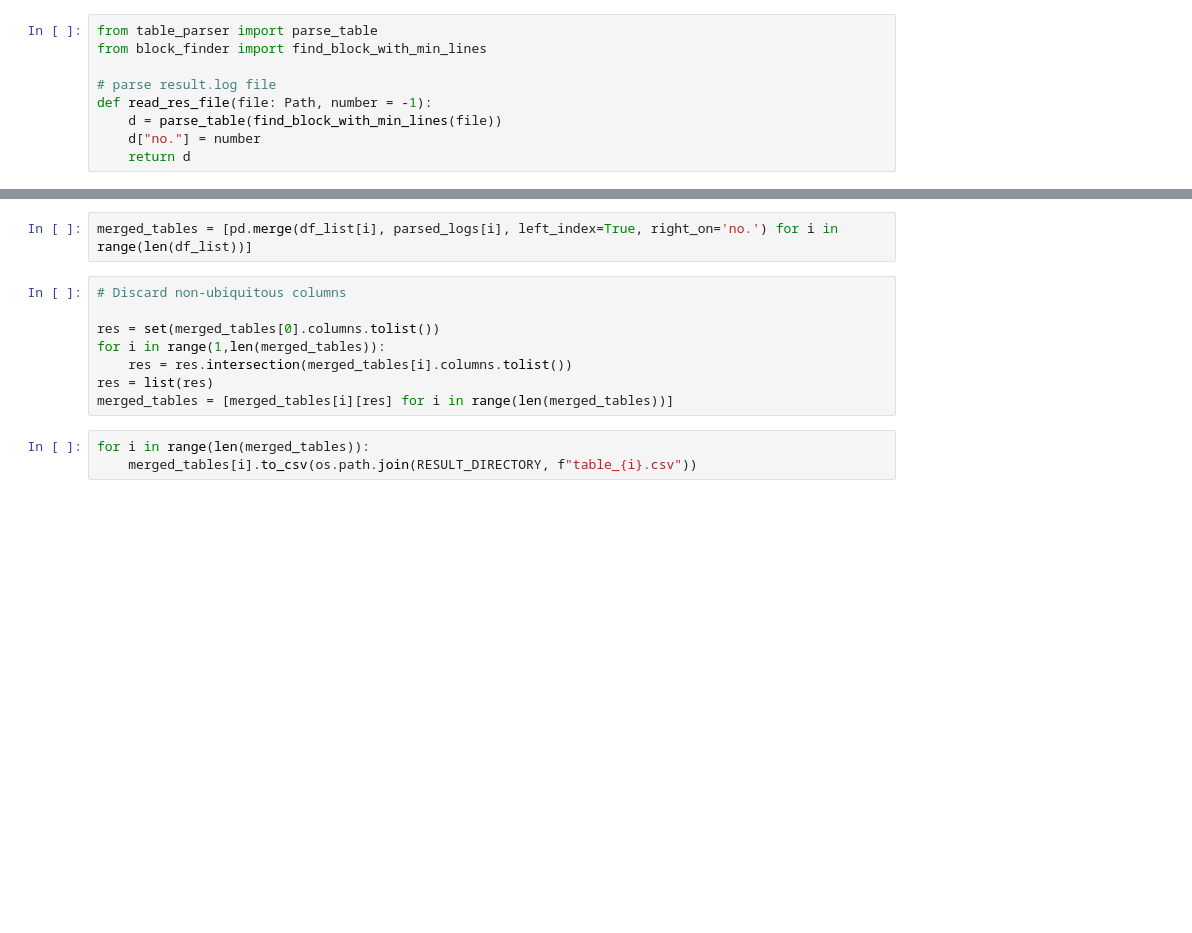
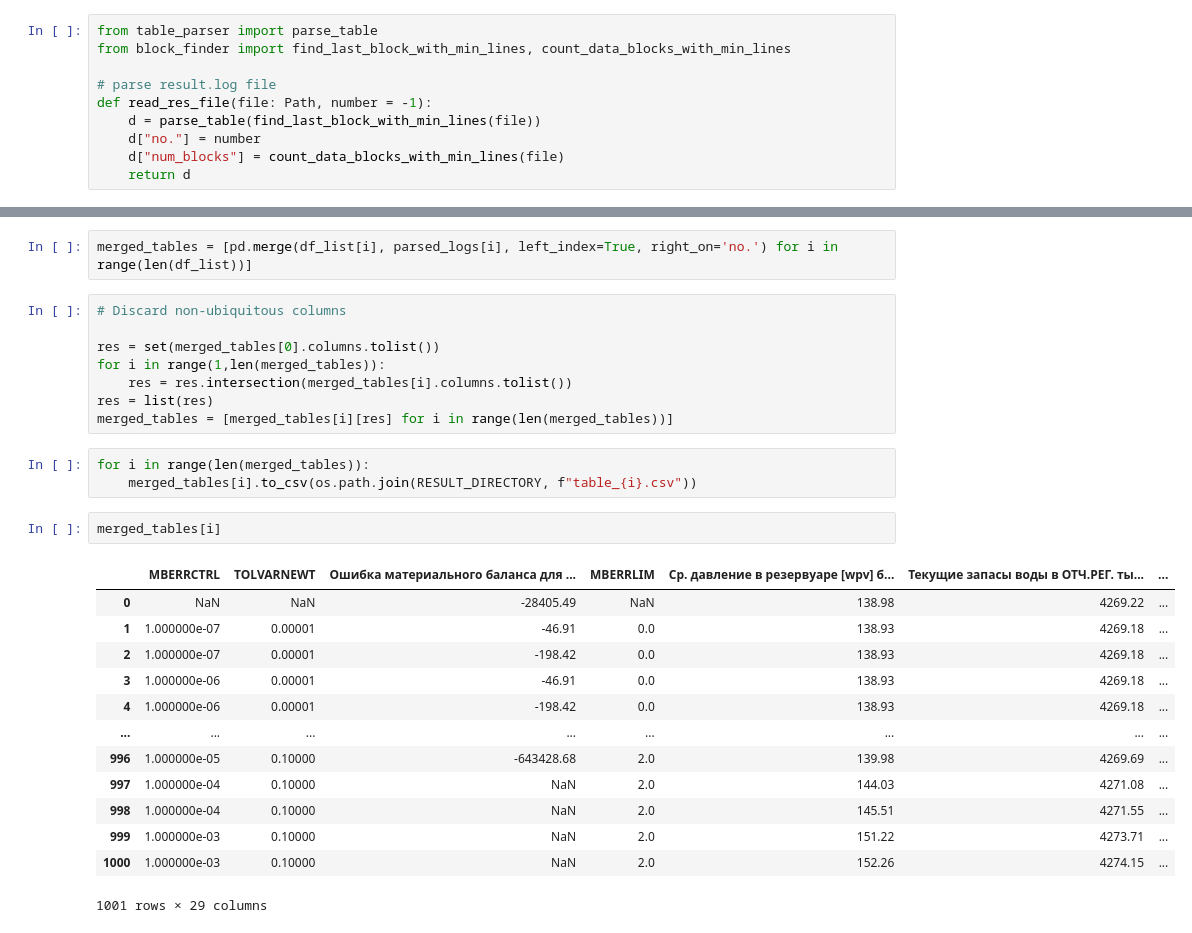
Before and after one commit to Maksim787/hdm-simulator-speedup, a Jupyter notebook: parser/parse_data.ipynb, the cells around one changed output, grey strips where cells are left out. Cells and saved outputs as stored; diff of their text form; blank space fills up the shorter version.

```diff
--- a/parser/parse_data.ipynb
+++ b/parser/parse_data.ipynb
@@ -226,12 +226,13 @@ def read_dat_filenames(simulation: Path, verbose: bool = True):
     return list(zip([Path(os.path.join(root, "result.log")) for root in log_dirs], [0] + other_dat_files))
 # %%
 from table_parser import parse_table
-from block_finder import find_block_with_min_lines
+from block_finder import find_last_block_with_min_lines, count_data_blocks_with_min_lines
 
 # parse result.log file
 def read_res_file(file: Path, number = -1):
-    d = parse_table(find_block_with_min_lines(file))
+    d = parse_table(find_last_block_with_min_lines(file))
     d["no."] = number
+    d["num_blocks"] = count_data_blocks_with_min_lines(file)
     return d
 # %%
 parsed_logs = [pd.DataFrame([read_res_file(f[0],f[1]) for f in read_dat_filenames(sim)]) for sim in simulations]
@@ -284,3 +285,19 @@ merged_tables = [merged_tables[i][res] for i in range(len(merged_tables))]
 # %%
 for i in range(len(merged_tables)):
     merged_tables[i].to_csv(os.path.join(RESULT_DIRECTORY, f"table_{i}.csv"))
+# %%
+merged_tables[i]
+# %% [output]
+|  | MBERRCTRL | TOLVARNEWT | Ошибка материального баланса для ... | MBERRLIM | Ср. давление в резервуаре [wpv] б... | Текущие запасы воды в ОТЧ.РЕГ. ты... | ... |
+| 0 | NaN | NaN | -28405.49 | NaN | 138.98 | 4269.22 | ... |
+| 1 | 1.000000e-07 | 0.00001 | -46.91 | 0.0 | 138.93 | 4269.18 | ... |
+| 2 | 1.000000e-07 | 0.00001 | -198.42 | 0.0 | 138.93 | 4269.18 | ... |
+| 3 | 1.000000e-06 | 0.00001 | -46.91 | 0.0 | 138.93 | 4269.18 | ... |
+| 4 | 1.000000e-06 | 0.00001 | -198.42 | 0.0 | 138.93 | 4269.18 | ... |
+| ... | ... | ... | ... | ... | ... | ... | ... |
+| 996 | 1.000000e-05 | 0.10000 | -643428.68 | 2.0 | 139.98 | 4269.69 | ... |
+| 997 | 1.000000e-04 | 0.10000 | NaN | 2.0 | 144.03 | 4271.08 | ... |
+| 998 | 1.000000e-04 | 0.10000 | NaN | 2.0 | 145.51 | 4271.55 | ... |
+| 999 | 1.000000e-03 | 0.10000 | NaN | 2.0 | 151.22 | 4273.71 | ... |
+| 1000 | 1.000000e-03 | 0.10000 | NaN | 2.0 | 152.26 | 4274.15 | ... |
+1001 rows × 29 columns
```
Also changed, not shown: parts of 3 cells of this notebook, 8 other files.
